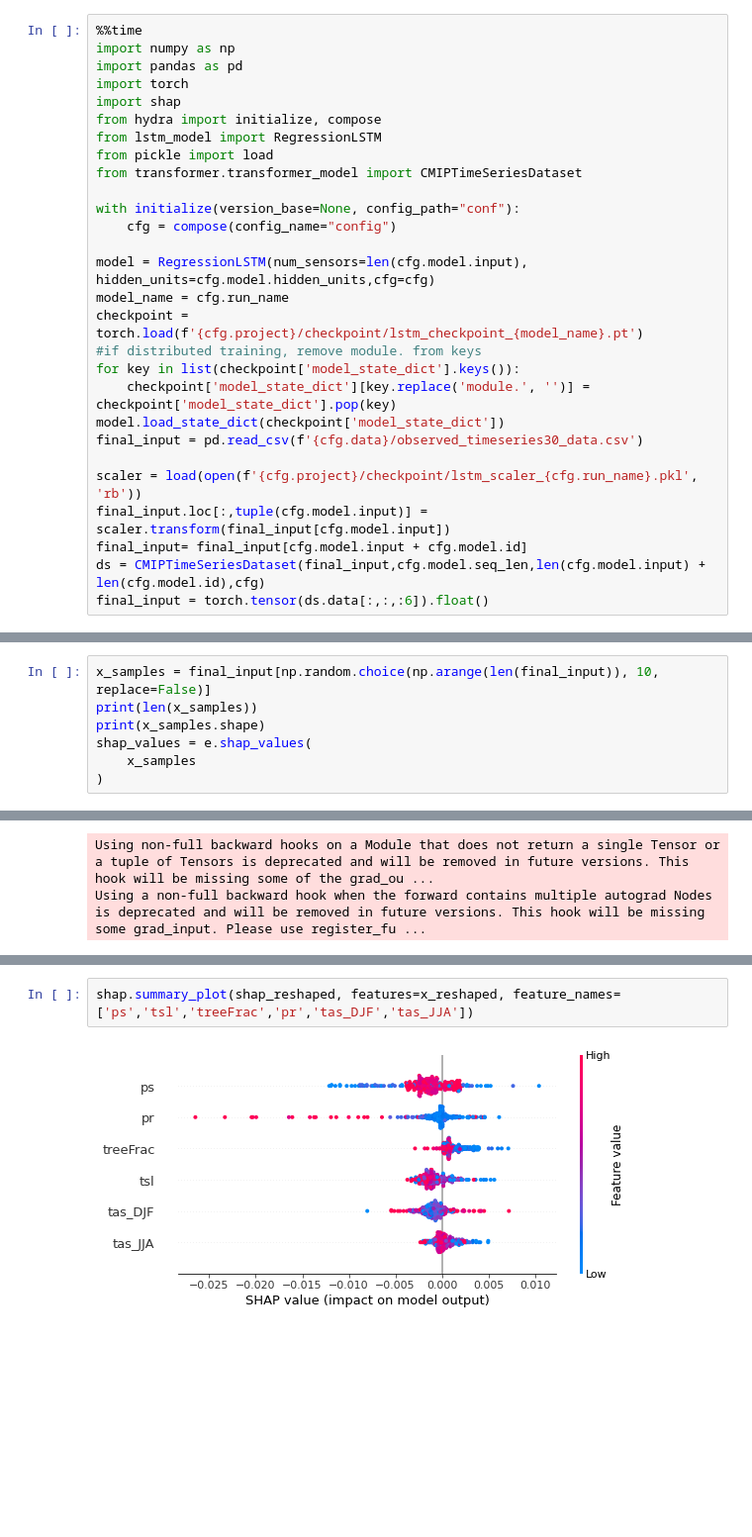
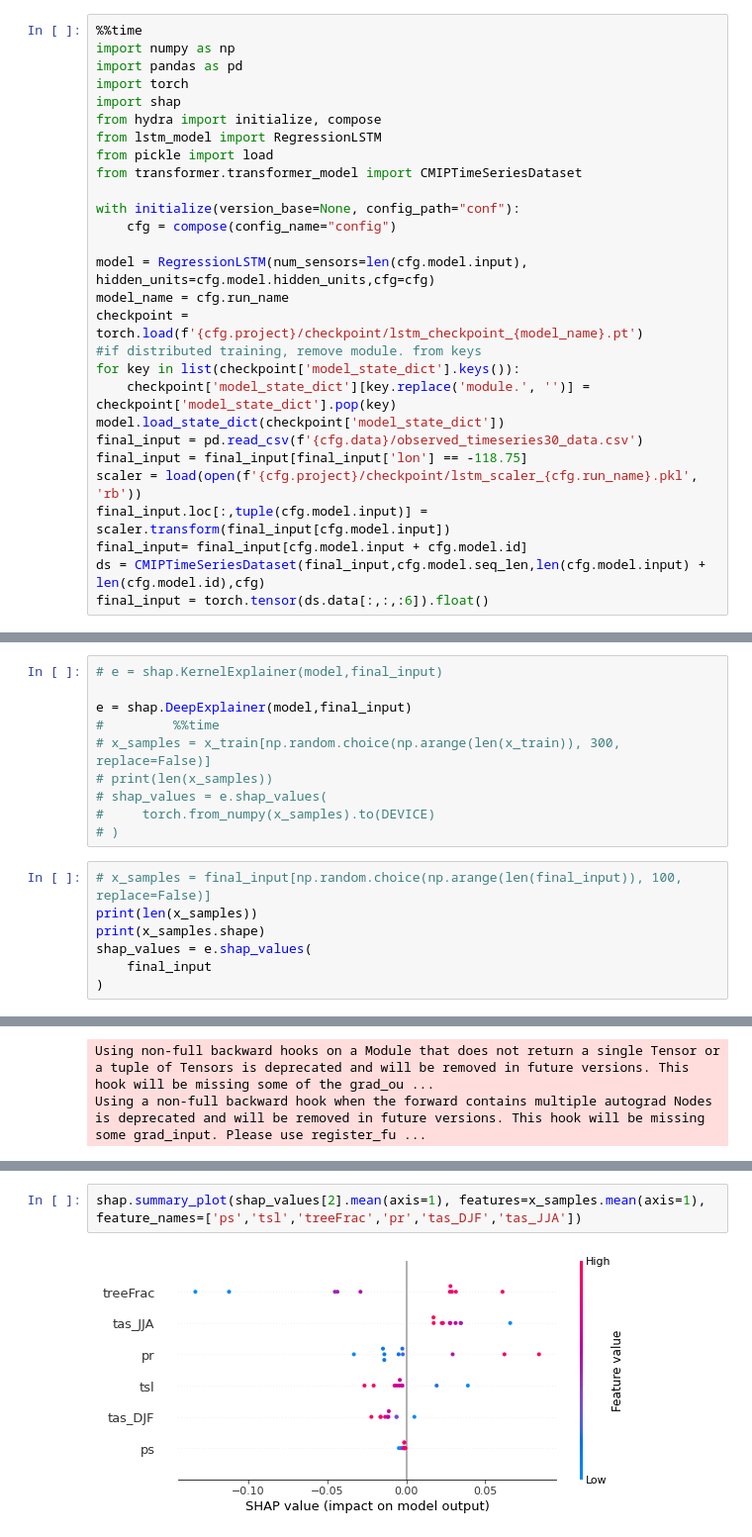
Before and after one commit to grahamclyne/thesis, a Jupyter notebook: compute_shap_values.ipynb, the cells around one changed output, grey strips where cells are left out. Shown: that part at 99% size. Cells and saved outputs as stored; diff of their text form; blank space fills up the shorter version.

```diff
--- a/compute_shap_values.ipynb
+++ b/compute_shap_values.ipynb
@@ -20,7 +20,7 @@ for key in list(checkpoint['model_state_dict'].keys()):
     checkpoint['model_state_dict'][key.replace('module.', '')] = checkpoint['model_state_dict'].pop(key)
 model.load_state_dict(checkpoint['model_state_dict'])
 final_input = pd.read_csv(f'{cfg.data}/observed_timeseries30_data.csv')
-
+final_input = final_input[final_input['lon'] == -118.75]
 scaler = load(open(f'{cfg.project}/checkpoint/lstm_scaler_{cfg.run_name}.pkl', 'rb'))
 final_input.loc[:,tuple(cfg.model.input)] = scaler.transform(final_input[cfg.model.input])
 final_input= final_input[cfg.model.input + cfg.model.id]
@@ -65,9 +38,19 @@ len(final_input)
+# %%
+# e = shap.KernelExplainer(model,final_input)
+
+e = shap.DeepExplainer(model,final_input)
+#         %%time
+# x_samples = x_train[np.random.choice(np.arange(len(x_train)), 300, replace=False)]
+# print(len(x_samples))
+# shap_values = e.shap_values(
+#     torch.from_numpy(x_samples).to(DEVICE)
+# )
 # %%
-x_samples = final_input[np.random.choice(np.arange(len(final_input)), 10, replace=False)]
+# x_samples = final_input[np.random.choice(np.arange(len(final_input)), 100, replace=False)]
 print(len(x_samples))
 print(x_samples.shape)
 shap_values = e.shap_values(
-    x_samples
+    final_input
 )
 # %% [output]
 10
@@ -100,4 +84,4 @@ shap_reshaped.shape
 # %%
-shap.summary_plot(shap_reshaped, features=x_reshaped, feature_names=['ps','tsl','treeFrac','pr','tas_DJF','tas_JJA'])
+shap.summary_plot(shap_values[2].mean(axis=1), features=x_samples.mean(axis=1), feature_names=['ps','tsl','treeFrac','pr','tas_DJF','tas_JJA'])
 # %% [output]
-[figure, old version]
+[figure, new version]
```
Also changed, not shown: parts of 14 cells of this notebook, 1 other file.
